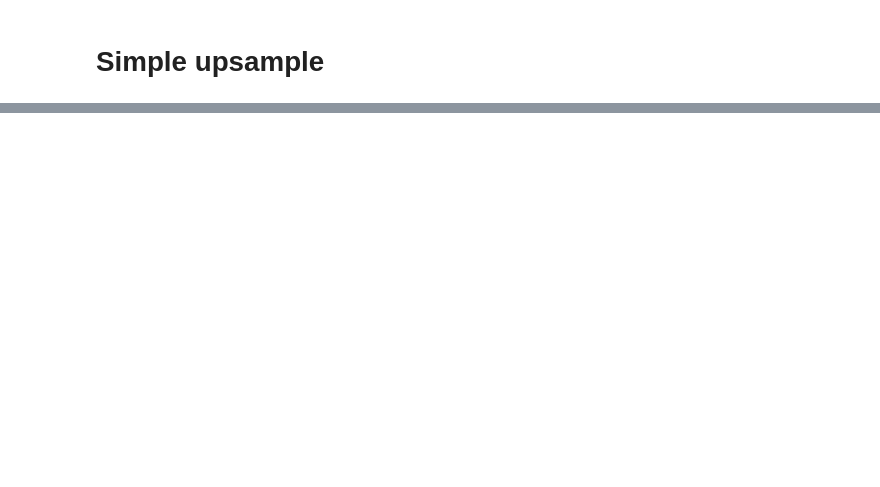
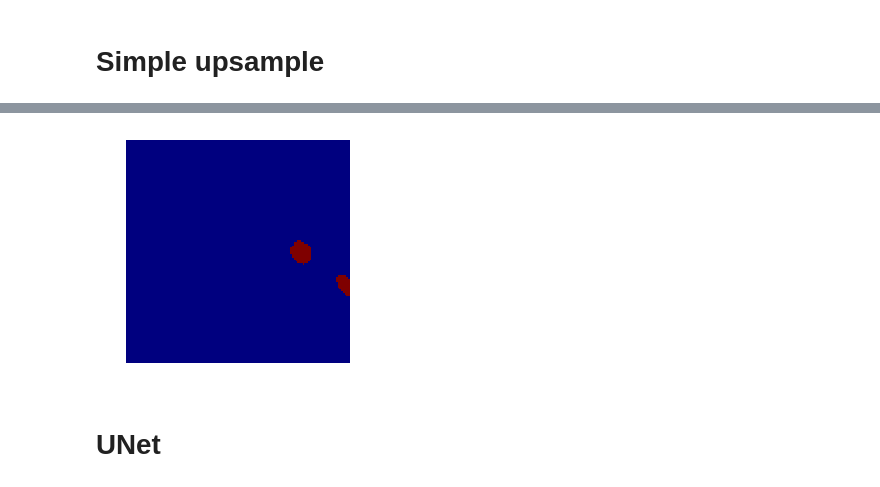
Before and after one commit to amer/2DUnet, a Jupyter notebook: inspect_aneurysm_data.ipynb, the cells around one changed output, grey strips where cells are left out. Drawn from its saved outputs; the diff is of its cells as text; code cells hidden in the pictures; blank space fills up the shorter version.

```diff
--- a/inspect_aneurysm_data.ipynb
+++ b/inspect_aneurysm_data.ipynb
@@ -666,0 +693,6 @@ learn.bn_freeze(True)
+# %%
+show_img(y[60]);
+# %% [output]
+[figure, added]
+# %% [markdown]
+# UNet
```
Also changed, not shown: parts of 25 cells of this notebook.
